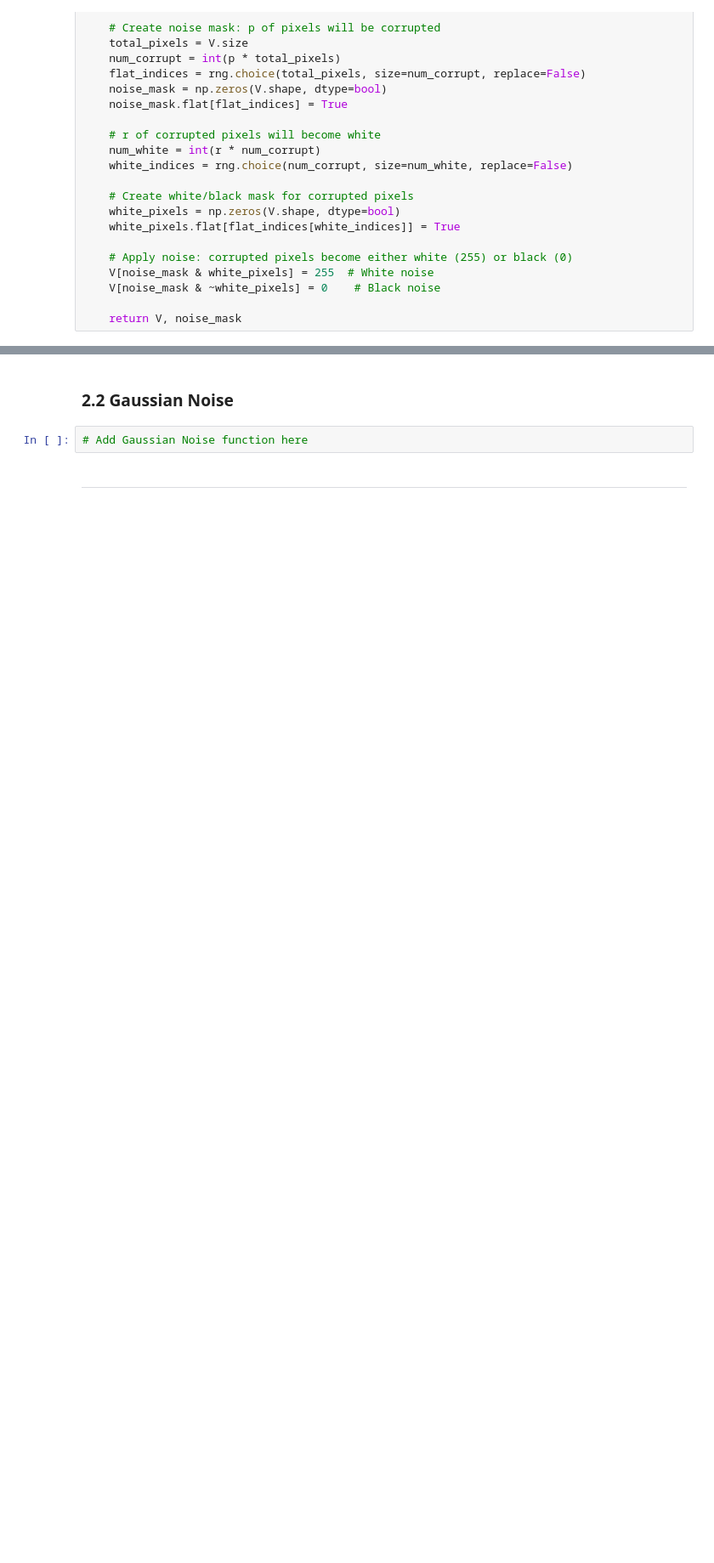
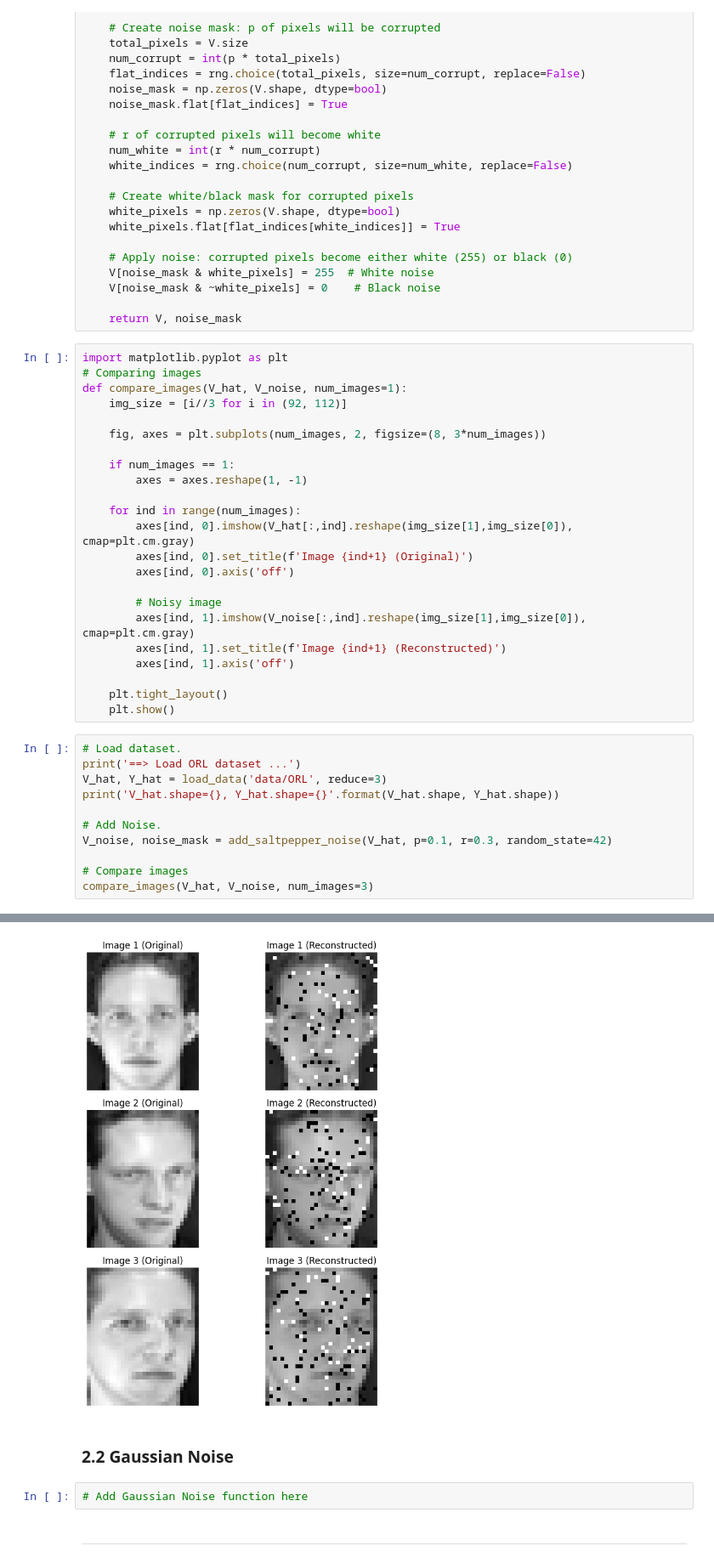
Before and after one commit to SparkyWen/Advanced-machine-learning, a Jupyter notebook: assignment1.ipynb, the cells around one changed output, grey strips where cells are left out. Shown at 85% size. Saved outputs shown, nothing was run; the diff lists cells and outputs as text; blank space fills up the shorter version.

```diff
--- a/assignment1.ipynb
+++ b/assignment1.ipynb
@@ -207,3 +207,38 @@ def add_saltpepper_noise(V_hat, p=0, r=0, random_state=None):
     V[noise_mask & ~white_pixels] = 0    # Black noise
 
     return V, noise_mask
+# %%
+import matplotlib.pyplot as plt
+# Comparing images
+def compare_images(V_hat, V_noise, num_images=1):
+    img_size = [i//3 for i in (92, 112)]
+
+    fig, axes = plt.subplots(num_images, 2, figsize=(8, 3*num_images))
+
+    if num_images == 1:
+        axes = axes.reshape(1, -1)
+
+    for ind in range(num_images):
+        axes[ind, 0].imshow(V_hat[:,ind].reshape(img_size[1],img_size[0]), cmap=plt.cm.gray)
+        axes[ind, 0].set_title(f'Image {ind+1} (Original)')
+        axes[ind, 0].axis('off')
+
+        # Noisy image
+        axes[ind, 1].imshow(V_noise[:,ind].reshape(img_size[1],img_size[0]), cmap=plt.cm.gray)
+        axes[ind, 1].set_title(f'Image {ind+1} (Reconstructed)')
+        axes[ind, 1].axis('off')
+
+    plt.tight_layout()
+    plt.show()
+# %%
+# Load dataset.
+print('==> Load ORL dataset ...')
+V_hat, Y_hat = load_data('data/ORL', reduce=3)
+print('V_hat.shape={}, Y_hat.shape={}'.format(V_hat.shape, Y_hat.shape))
+
+# Add Noise.
+V_noise, noise_mask = add_saltpepper_noise(V_hat, p=0.1, r=0.3, random_state=42)
+
+# Compare images
+compare_images(V_hat, V_noise, num_images=3)
+# %% [output]
@@ -210,3 +247,4 @@ def add_saltpepper_noise(V_hat, p=0, r=0, random_state=None):
+[figure, added]
 # %% [markdown]
 ### 2.2 Gaussian Noise
 # %%
```
Also changed, not shown: parts of 6 cells of this notebook.
